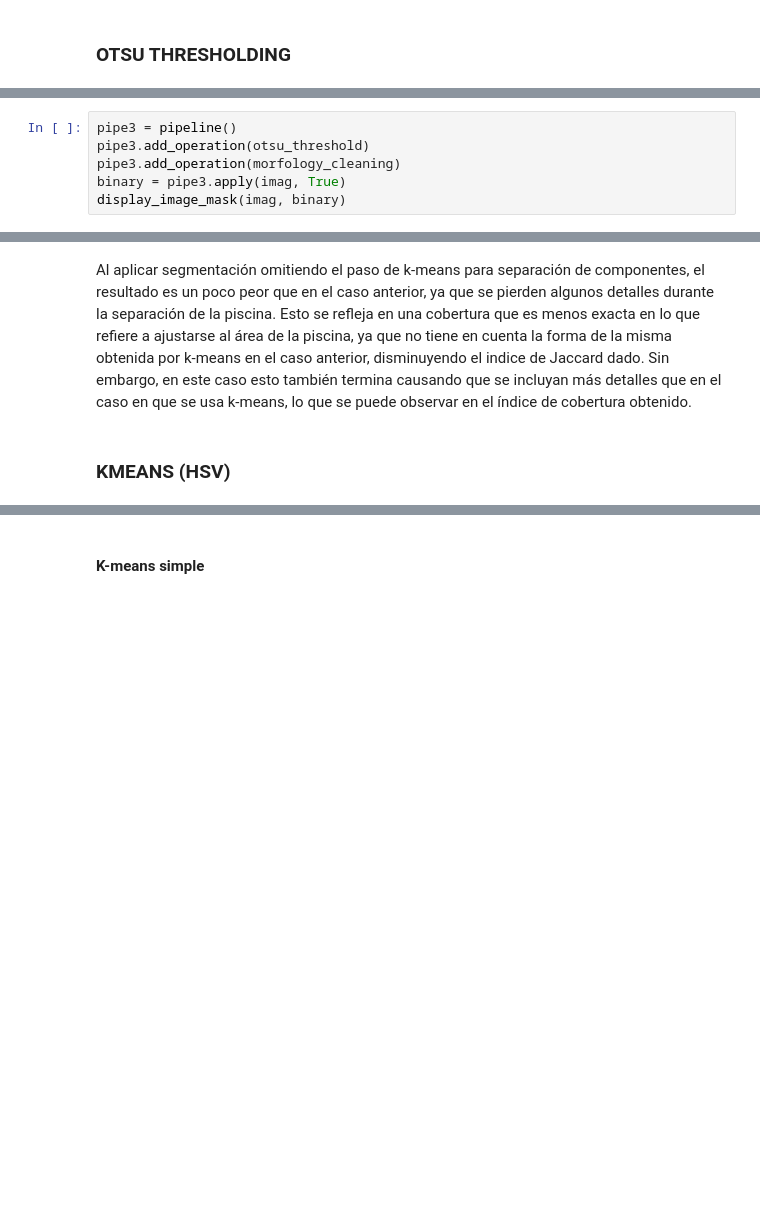
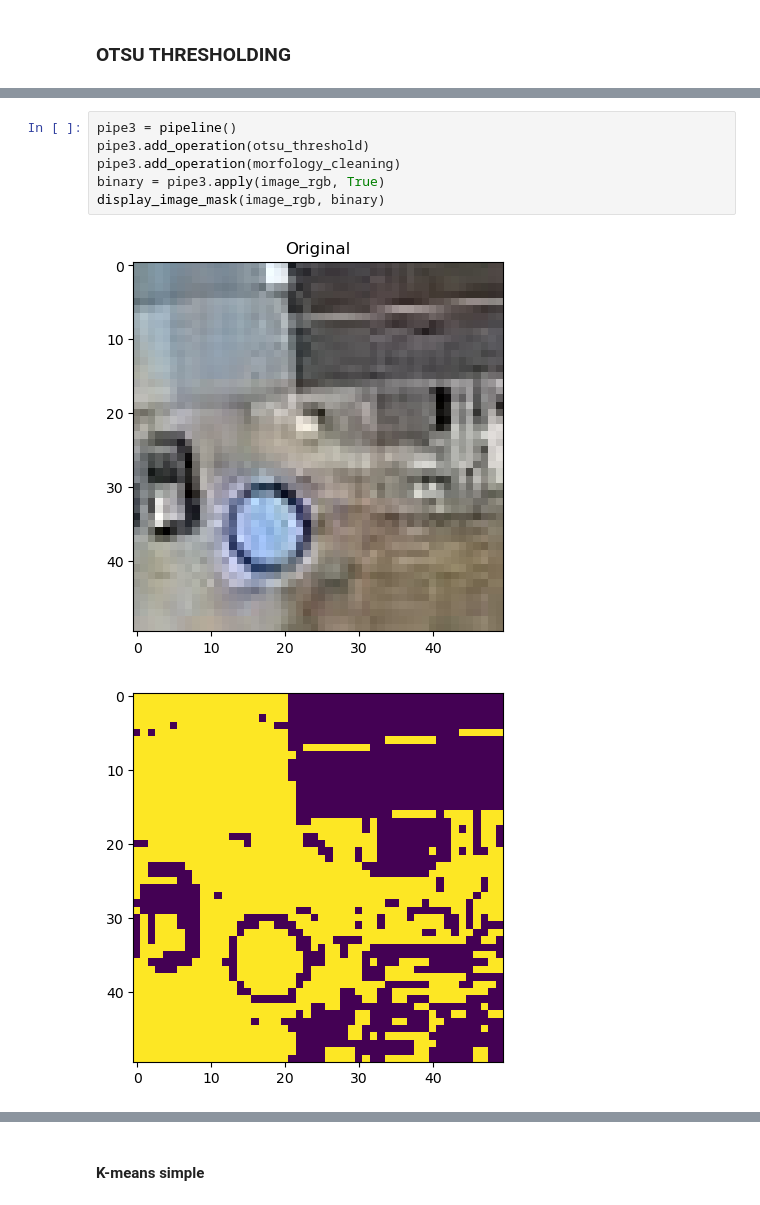
Before and after one commit to AlexisBaladon/Pool-Analyzer, a Jupyter notebook: notebooks/SEG.ipynb, the cells around one changed output, grey strips where cells are left out. Saved outputs shown, nothing was run; the diff lists cells and outputs as text; blank space fills up the shorter version.

```diff
--- a/notebooks/SEG.ipynb
+++ b/notebooks/SEG.ipynb
@@ -393,6 +414,9 @@ TODO: Descripcion RESULTADOS / AGRER  COMENTAR QUE PARA ALGUNOS SI DA BIEN
 # %%
 pipe3 = pipeline()
 pipe3.add_operation(otsu_threshold)
 pipe3.add_operation(morfology_cleaning)
-binary = pipe3.apply(imag, True)
-display_image_mask(imag, binary)
+binary = pipe3.apply(image_rgb, True)
+display_image_mask(image_rgb, binary)
+# %% [output]
+[figure, added]
+[figure, added]
@@ -399,4 +424,0 @@ display_image_mask(imag, binary)
-# %% [markdown]
-Al aplicar segmentación omitiendo el paso de k-means para separación de componentes, el resultado es un poco peor que en el caso anterior, ya que se pierden algunos detalles durante la separación de la piscina. Esto se refleja en una cobertura que es menos exacta en lo que refiere a ajustarse al área de la piscina, ya que no tiene en cuenta la forma de la misma obtenida por k-means en el caso anterior, disminuyendo el indice de Jaccard dado. Sin embargo, en este caso esto también termina causando que se incluyan más detalles que en el caso en que se usa k-means, lo que se puede observar en el índice de cobertura obtenido.
-# %% [markdown]
-### KMEANS (HSV)
```
Also changed, not shown: parts of 66 cells of this notebook.
